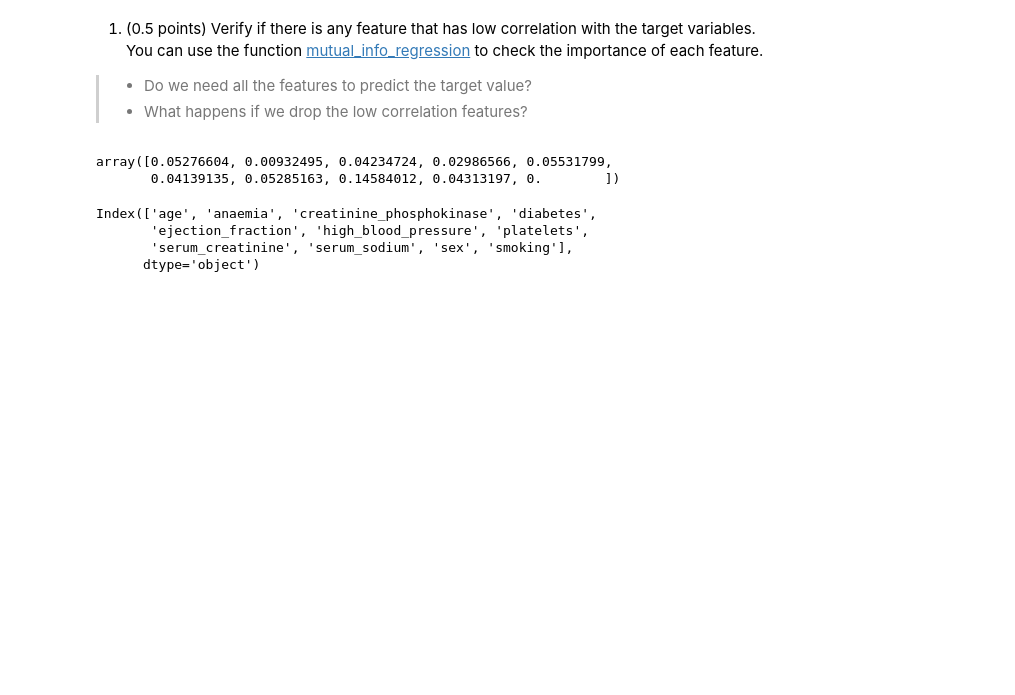
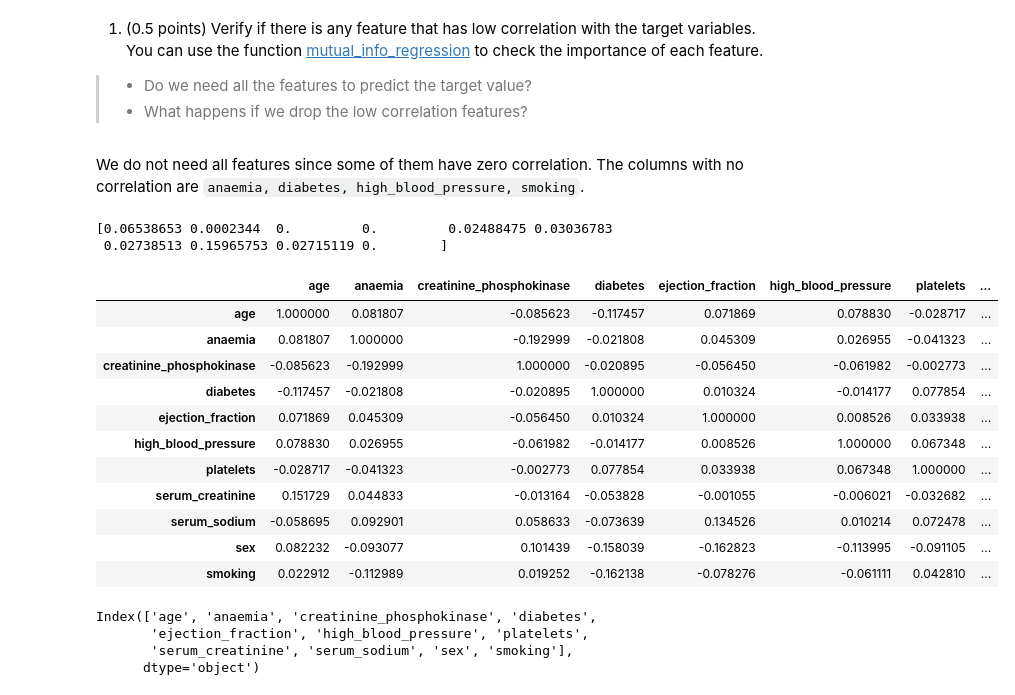
Before and after one commit to rubenscp/MO444-MC886-Tarefas, a Jupyter notebook: Tarefa 02/T2_Classical_Techniques.ipynb, the cells around one changed output. Cells and saved outputs as stored; diff of their text form; code cells hidden in the pictures; blank space fills up the shorter version.

Commit message:
Current state Task 02

```diff
--- a/Tarefa 02/T2_Classical_Techniques.ipynb
+++ b/Tarefa 02/T2_Classical_Techniques.ipynb
@@ -234,8 +232,8 @@ df
 # %%
-new_df = df.drop(columns=['DEATH_EVENT'])
-new_df.reset_index(inplace=True)
-new_df.drop(columns=['index'], inplace=True)
-new_df
+df_lin_reg = df.drop(columns=['DEATH_EVENT'])
+df_lin_reg.reset_index(inplace=True)
+df_lin_reg.drop(columns=['index'], inplace=True)
+df_lin_reg
 # %% [output]
 |  | age | anaemia | creatinine_phosphokinase | diabetes | ejection_fraction | high_blood_pressure | platelets | ... |
 | 0 | 75.0 | 0.0 | 582.0 | 0.0 | 20.0 | 1 | 265000.00 | ... |
@@ -278,14 +278,34 @@ scaled_y_test = scaler.fit_transform(y_test)
 
 > *   Do we need all the features to predict the target value?
 > *   What happens if we drop the low correlation features?
-# %%
-from sklearn.feature_selection import mutual_info_regression
-
-# TODO: Feature selection.
-
-mutual_info = mutual_info_regression(features, wanted)
-mutual_info
-# %% [output]
-array([0.05276604, 0.00932495, 0.04234724, 0.02986566, 0.05531799,
-       0.04139135, 0.05285163, 0.14584012, 0.04313197, 0.        ])
+# %% [markdown]
+We do not need all features since some of them have zero correlation. The columns with no correlation are `anaemia, diabetes, high_blood_pressure, smoking`.
+# %%
+from sklearn.feature_selection import mutual_info_regression
+
+mutual_info = mutual_info_regression(X, y, random_state=42)
+print(mutual_info)
+# 2, 3, 4, 10
+
+
+# mutual_info_train = mutual_info_regression(scaled_X_train, scaled_y_train)
+# print(mutual_info_train)
+# %% [output]
+[0.06538653 0.0002344  0.         0.         0.02488475 0.03036783
+ 0.02738513 0.15965753 0.02715119 0.        ]
+# %%
+df_lin_reg.corr()
+# %% [output]
+|  | age | anaemia | creatinine_phosphokinase | diabetes | ejection_fraction | high_blood_pressure | platelets | ... |
+| age | 1.000000 | 0.081807 | -0.085623 | -0.117457 | 0.071869 | 0.078830 | -0.028717 | ... |
+| anaemia | 0.081807 | 1.000000 | -0.192999 | -0.021808 | 0.045309 | 0.026955 | -0.041323 | ... |
+| creatinine_phosphokinase | -0.085623 | -0.192999 | 1.000000 | -0.020895 | -0.056450 | -0.061982 | -0.002773 | ... |
+| diabetes | -0.117457 | -0.021808 | -0.020895 | 1.000000 | 0.010324 | -0.014177 | 0.077854 | ... |
+| ejection_fraction | 0.071869 | 0.045309 | -0.056450 | 0.010324 | 1.000000 | 0.008526 | 0.033938 | ... |
+| high_blood_pressure | 0.078830 | 0.026955 | -0.061982 | -0.014177 | 0.008526 | 1.000000 | 0.067348 | ... |
+| platelets | -0.028717 | -0.041323 | -0.002773 | 0.077854 | 0.033938 | 0.067348 | 1.000000 | ... |
+| serum_creatinine | 0.151729 | 0.044833 | -0.013164 | -0.053828 | -0.001055 | -0.006021 | -0.032682 | ... |
+| serum_sodium | -0.058695 | 0.092901 | 0.058633 | -0.073639 | 0.134526 | 0.010214 | 0.072478 | ... |
+| sex | 0.082232 | -0.093077 | 0.101439 | -0.158039 | -0.162823 | -0.113995 | -0.091105 | ... |
+| smoking | 0.022912 | -0.112989 | 0.019252 | -0.162138 | -0.078276 | -0.061111 | 0.042810 | ... |
 # %%
```
Also changed, not shown: parts of 14 cells of this notebook.
